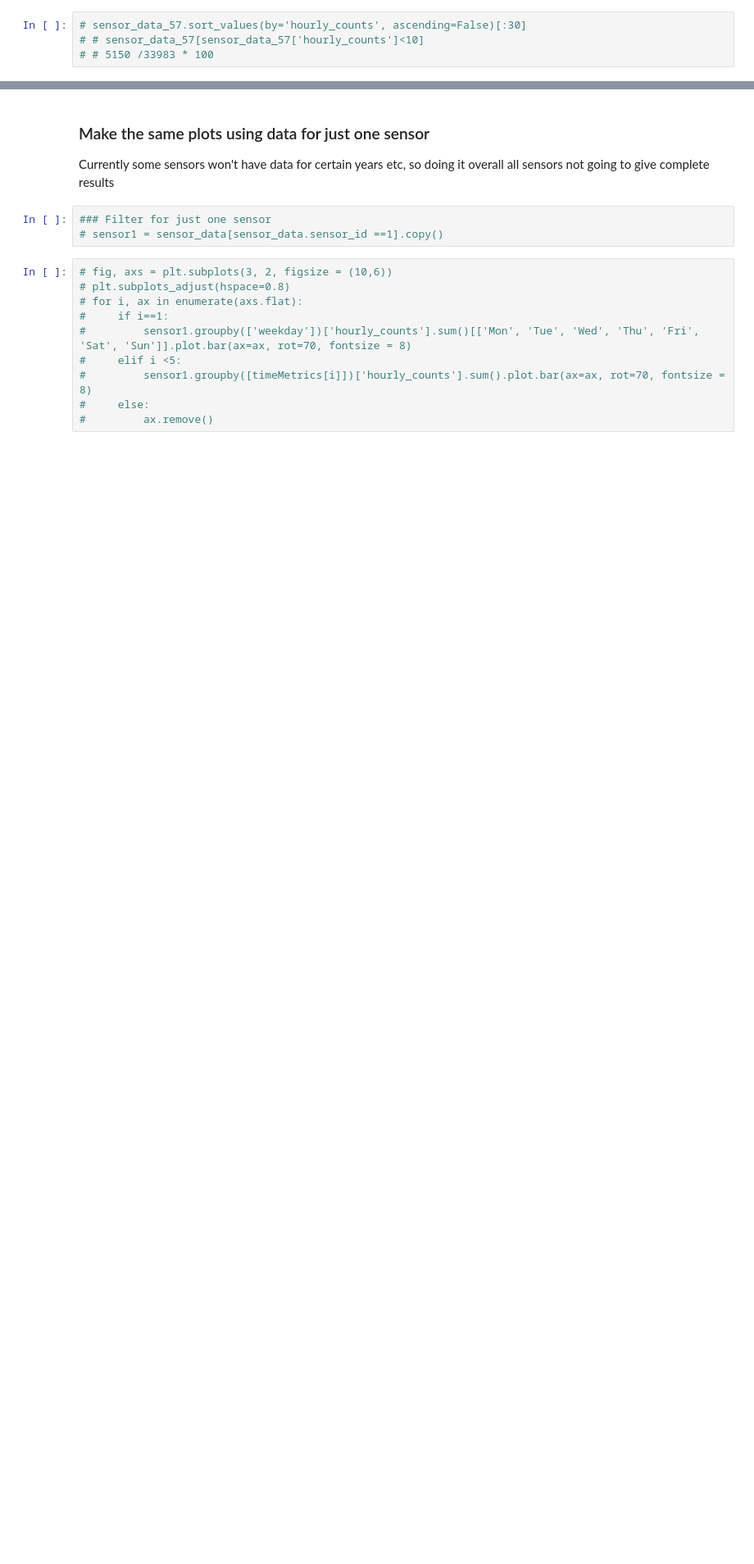
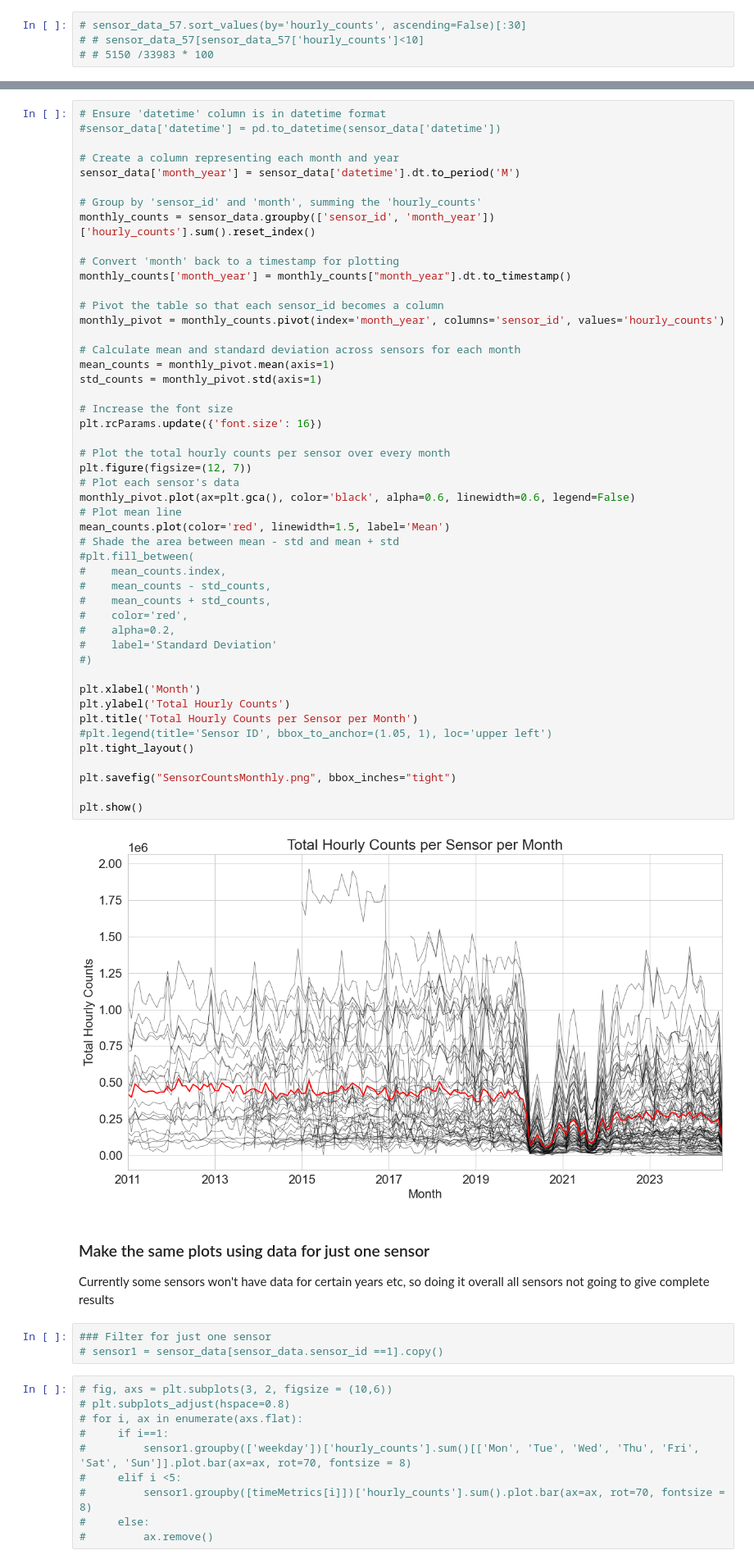
Before and after one commit to nickmalleson/footfall, a Jupyter notebook: MelbourneAnalysis/2. AnalysingData/ExploringFootfallDistribution.ipynb, the cells around one changed output, grey strips where cells are left out. Shown at 82% size. Cells and saved outputs as stored; diff of their text form; blank space fills up the shorter version.

Commit message:
Re-ran after correctly including all years in the model (fine) and also made a new plot to show impact of COVID on monthly counts

```diff
--- a/MelbourneAnalysis/2. AnalysingData/ExploringFootfallDistribution.ipynb
+++ b/MelbourneAnalysis/2. AnalysingData/ExploringFootfallDistribution.ipynb
@@ -230,3 +230,53 @@ for i, ax in enumerate(axs.flat):
+# %%
+# Ensure 'datetime' column is in datetime format
+#sensor_data['datetime'] = pd.to_datetime(sensor_data['datetime'])
+
+# Create a column representing each month and year
+sensor_data['month_year'] = sensor_data['datetime'].dt.to_period('M')
+
+# Group by 'sensor_id' and 'month', summing the 'hourly_counts'
+monthly_counts = sensor_data.groupby(['sensor_id', 'month_year'])['hourly_counts'].sum().reset_index()
+
+# Convert 'month' back to a timestamp for plotting
+monthly_counts['month_year'] = monthly_counts["month_year"].dt.to_timestamp()
+
+# Pivot the table so that each sensor_id becomes a column
+monthly_pivot = monthly_counts.pivot(index='month_year', columns='sensor_id', values='hourly_counts')
+
+# Calculate mean and standard deviation across sensors for each month
+mean_counts = monthly_pivot.mean(axis=1)
+std_counts = monthly_pivot.std(axis=1)
+
+# Increase the font size
+plt.rcParams.update({'font.size': 16})
+
+# Plot the total hourly counts per sensor over every month
+plt.figure(figsize=(12, 7))
+# Plot each sensor's data
+monthly_pivot.plot(ax=plt.gca(), color='black', alpha=0.6, linewidth=0.6, legend=False)
+# Plot mean line
+mean_counts.plot(color='red', linewidth=1.5, label='Mean')
+# Shade the area between mean - std and mean + std
+#plt.fill_between(
+#    mean_counts.index,
+#    mean_counts - std_counts,
+#    mean_counts + std_counts,
+#    color='red',
+#    alpha=0.2,
+#    label='Standard Deviation'
+#)
+
+plt.xlabel('Month')
+plt.ylabel('Total Hourly Counts')
+plt.title('Total Hourly Counts per Sensor per Month')
+#plt.legend(title='Sensor ID', bbox_to_anchor=(1.05, 1), loc='upper left')
+plt.tight_layout()
+
+plt.savefig("SensorCountsMonthly.png", bbox_inches="tight")
+
+plt.show()
+# %% [output]
+[figure, added]
 # %% [markdown]
 ### Make the same plots using data for just one sensor
 Currently some sensors won't have data for certain years etc, so doing it overall all sensors not going to give complete results
```
Also changed, not shown: parts of 4 cells of this notebook, 3 other files.
